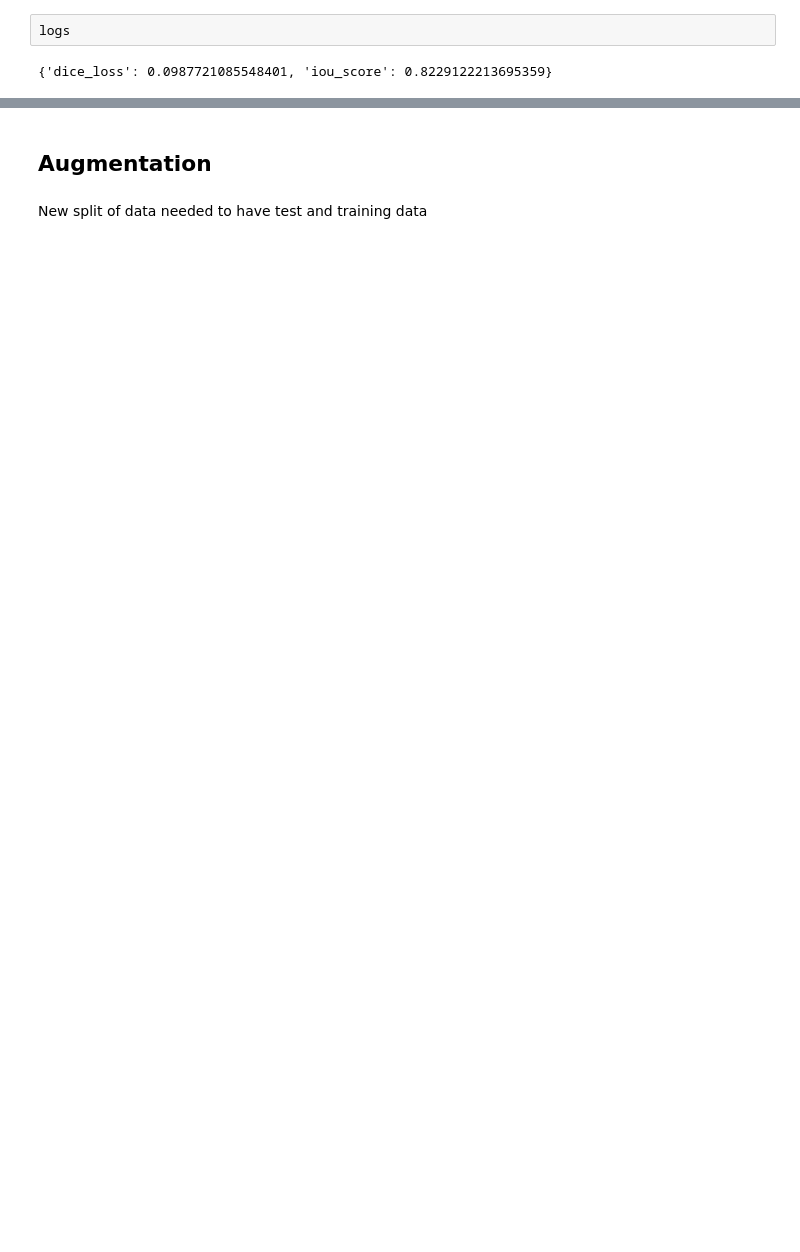
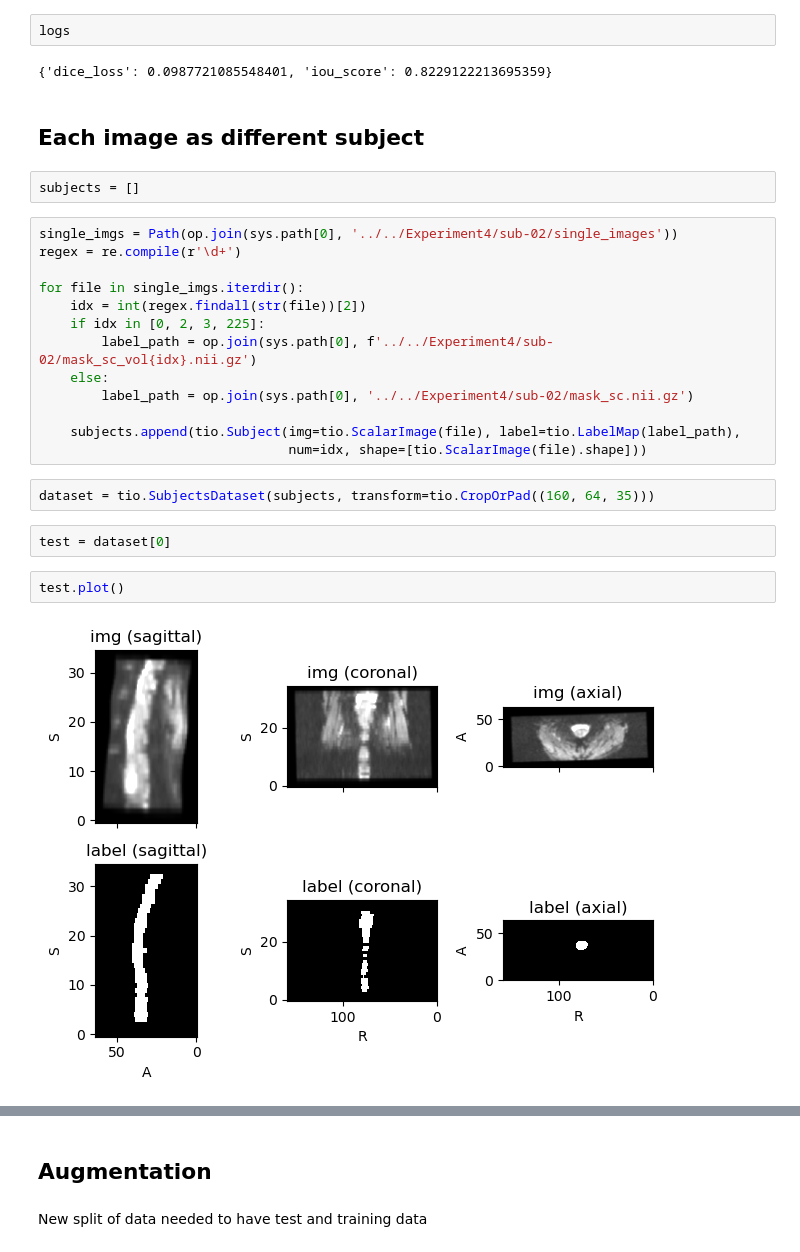
Before and after one commit to TimXdang/SpinalcordSeg, a Jupyter notebook: Playground_2.ipynb, the cells around one changed output, grey strips where cells are left out. Drawn from its saved outputs; the diff is of its cells as text; blank space fills up the shorter version.

```diff
--- a/Playground_2.ipynb
+++ b/Playground_2.ipynb
@@ -356,3 +377,28 @@ for i in range(5):
 logs
 # %% [output]
 {'dice_loss': 0.0987721085548401, 'iou_score': 0.8229122213695359}
+# %% [markdown]
+## Each image as different subject
+# %%
+subjects = []
+# %%
+single_imgs = Path(op.join(sys.path[0], '../../Experiment4/sub-02/single_images'))
+regex = re.compile(r'\d+')
+
+for file in single_imgs.iterdir():
+    idx = int(regex.findall(str(file))[2])
+    if idx in [0, 2, 3, 225]:
+        label_path = op.join(sys.path[0], f'../../Experiment4/sub-02/mask_sc_vol{idx}.nii.gz')
+    else:
+        label_path = op.join(sys.path[0], '../../Experiment4/sub-02/mask_sc.nii.gz')
+
+    subjects.append(tio.Subject(img=tio.ScalarImage(file), label=tio.LabelMap(label_path),
+                                num=idx, shape=[tio.ScalarImage(file).shape]))
+# %%
+dataset = tio.SubjectsDataset(subjects, transform=tio.CropOrPad((160, 64, 35)))
+# %%
+test = dataset[0]
+# %%
+test.plot()
+# %% [output]
+[figure, added]
```
Also changed, not shown: parts of 70 cells of this notebook.
